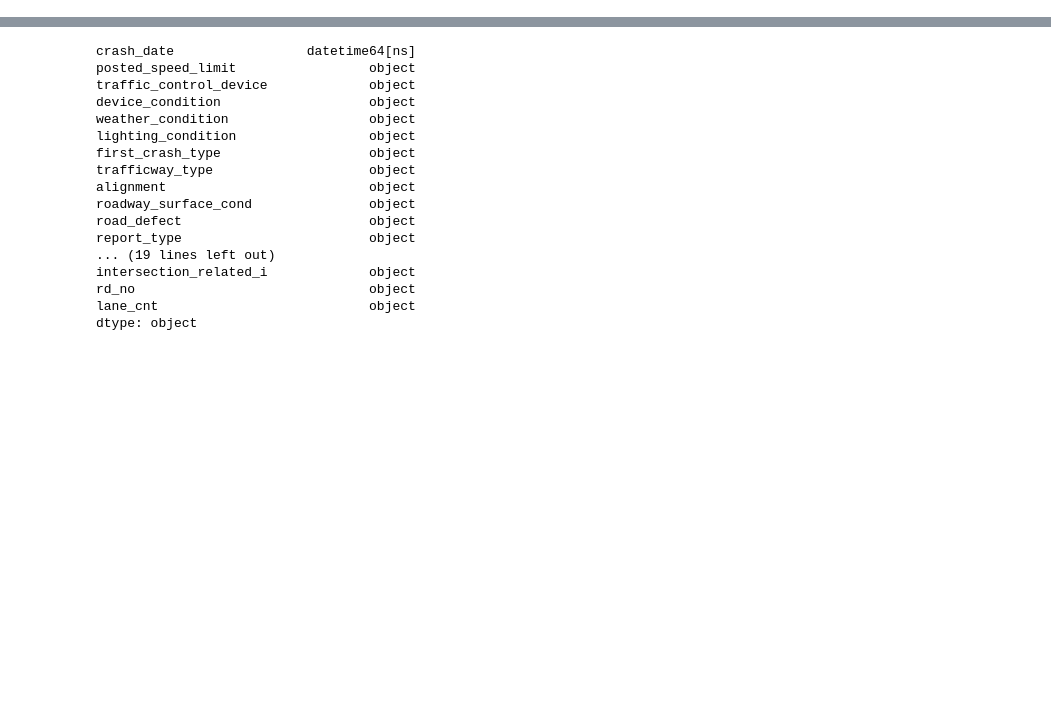
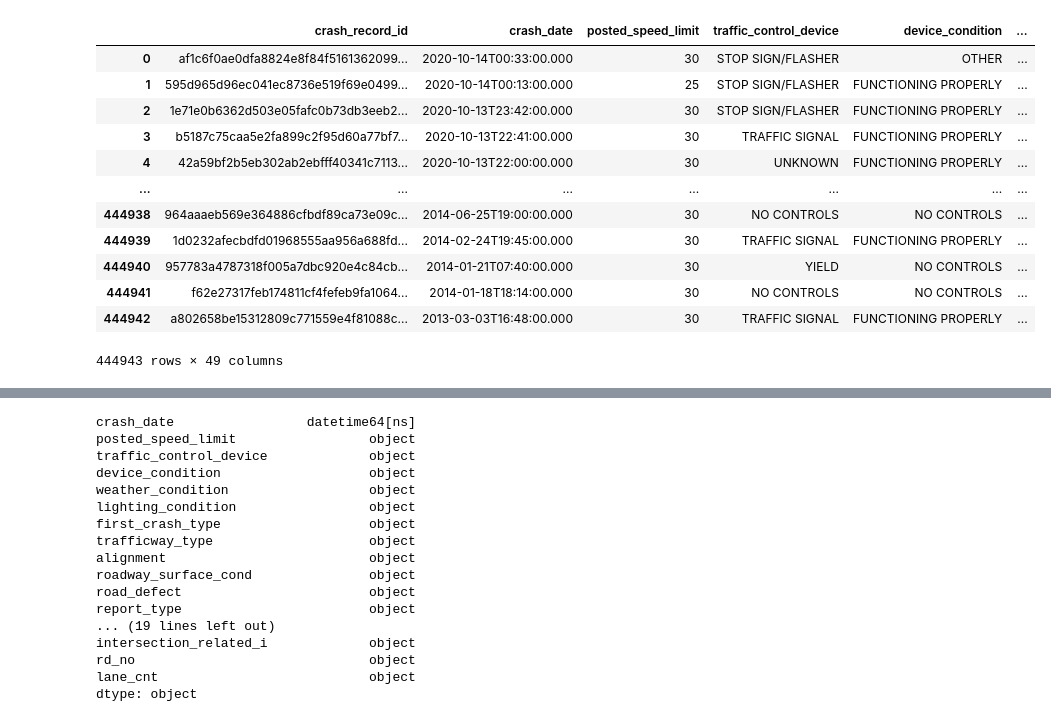
Before and after one commit to PhysicsGlitch/Geomap_Project, a Jupyter notebook: data_exploration_merged.ipynb, the cells around one changed output, grey strips where cells are left out. Saved outputs shown, nothing was run; the diff lists cells and outputs as text; code cells hidden in the pictures; blank space fills up the shorter version.

```diff
--- a/data_exploration_merged.ipynb
+++ b/data_exploration_merged.ipynb
@@ -103 +87,25 @@ results_df
+# %%
+# lat_haszeros = results_clean[results_clean['latitude'] == 0].index
+# results_clean.drop(lat_haszeros, inplace=True)
+# lon_haszeros = results_clean[results_clean['longitude'] == 0].index
+# results_clean.drop(lon_haszeros, inplace=True)
+# results_clean
+results_clean.drop(results_clean.loc[results_clean['latitude']==0].index, inplace=True)
+results_clean.drop(results_clean.loc[results_clean['longitude']==0].index, inplace=True)
+results_clean = results_clean.reset_index(drop=True)
+results_clean
+# %% [output]
+|  | crash_record_id | crash_date | posted_speed_limit | traffic_control_device | device_condition | ... |
+| 0 | af1c6f0ae0dfa8824e8f84f5161362099... | 2020-10-14T00:33:00.000 | 30 | STOP SIGN/FLASHER | OTHER | ... |
+| 1 | 595d965d96ec041ec8736e519f69e0499... | 2020-10-14T00:13:00.000 | 25 | STOP SIGN/FLASHER | FUNCTIONING PROPERLY | ... |
+| 2 | 1e71e0b6362d503e05fafc0b73db3eeb2... | 2020-10-13T23:42:00.000 | 30 | STOP SIGN/FLASHER | FUNCTIONING PROPERLY | ... |
+| 3 | b5187c75caa5e2fa899c2f95d60a77bf7... | 2020-10-13T22:41:00.000 | 30 | TRAFFIC SIGNAL | FUNCTIONING PROPERLY | ... |
+| 4 | 42a59bf2b5eb302ab2ebfff40341c7113... | 2020-10-13T22:00:00.000 | 30 | UNKNOWN | FUNCTIONING PROPERLY | ... |
+| ... | ... | ... | ... | ... | ... | ... |
+| 444938 | 964aaaeb569e364886cfbdf89ca73e09c... | 2014-06-25T19:00:00.000 | 30 | NO CONTROLS | NO CONTROLS | ... |
+| 444939 | 1d0232afecbdfd01968555aa956a688fd... | 2014-02-24T19:45:00.000 | 30 | TRAFFIC SIGNAL | FUNCTIONING PROPERLY | ... |
+| 444940 | 957783a4787318f005a7dbc920e4c84cb... | 2014-01-21T07:40:00.000 | 30 | YIELD | NO CONTROLS | ... |
+| 444941 | f62e27317feb174811cf4fefeb9fa1064... | 2014-01-18T18:14:00.000 | 30 | NO CONTROLS | NO CONTROLS | ... |
+| 444942 | a802658be15312809c771559e4f81088c... | 2013-03-03T16:48:00.000 | 30 | TRAFFIC SIGNAL | FUNCTIONING PROPERLY | ... |
+444943 rows × 49 columns
 # %%
```
Also changed, not shown: parts of 24 cells of this notebook, 3 other files.
